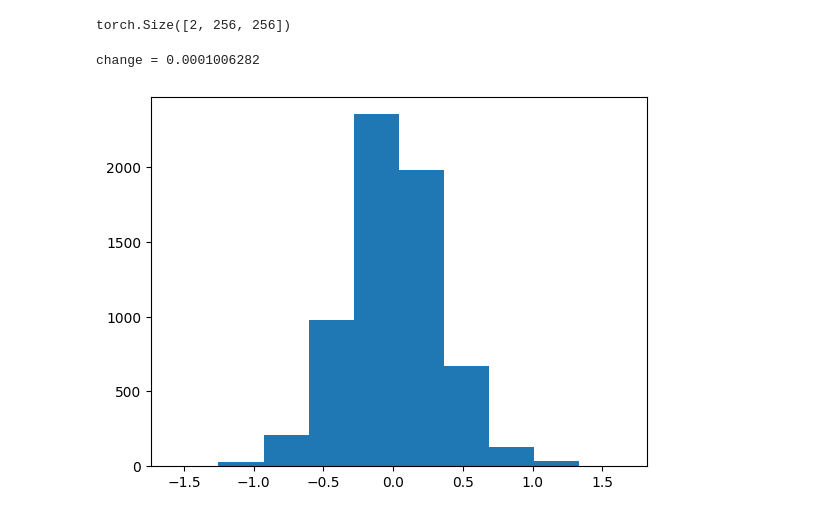
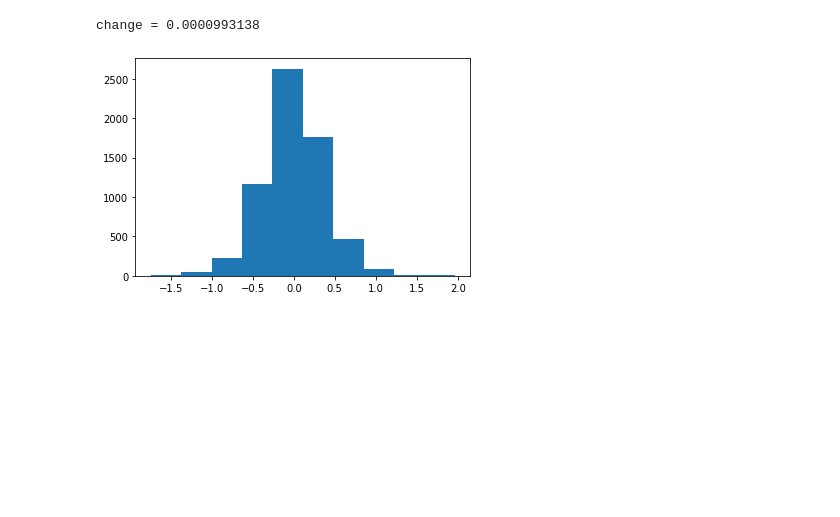
Before and after one commit to graps1/ELM-PDEs, a Jupyter notebook: ks2d/ks2d.ipynb, the cells around one changed output. Drawn from its saved outputs; the diff is of its cells as text; code cells hidden in the pictures; blank space fills up the shorter version.

```diff
--- a/ks2d/ks2d.ipynb
+++ b/ks2d/ks2d.ipynb
@@ -3,40 +3,26 @@ import matplotlib.pyplot as plt
 import sys; sys.path.append("..")
 import torch
 from model import Dataset, ELM2D
-# %%
-# N_batches = max(i for i,_  in enumerate(Dataset("ks2d.npy")))
-# D_filtered = [ d for i,d  in enumerate(Dataset("ks2d.npy")) if i % (N_batches//10) == 0]
-d = next(iter(Dataset("ks2d2.npy")))
-d = d[:2,...]
-print(d.shape)
-
-# fig, axs = plt.subplots(1,len(D_filtered),figsize=(20,15))
-# for i, d_test in enumerate(D_filtered): axs[i].matshow(d_test[0,...])
-# plt.show()
-# %% [output]
-torch.Size([2, 256, 256])
 # %%
+d = next(iter(Dataset("ks2d_short.npy")))
+
 extent = 2
 step = 4
 hidden = 400
 model = ELM2D((extent,extent),(step,step),hidden)
 
-# this trains only on last batch
 N0, N1 = d.shape[1:]
-# maxval, minval = max(d.max() for d in D_filtered), min(d.min() for d in D_filtered)
-maxval, minval = d.max(), d.min() # max(d.max() for d in D_filtered), min(d.min() for d in D_filtered)
+maxval, minval = d.max(), d.min()
 normalize = lambda x: (x-minval)/(maxval-minval)
 denormalize = lambda x: x*(maxval-minval)+minval
-# D = [normalize(d) for d in D_filtered[:1]] # [normalize(d_train)]
-# D = [normalize(d_train)] # [normalize(d_train)]
 D = [normalize(d)]
 # %%
-model.train(D, stopping_threshold=1e-4, noise=1e-5)
+model.train(D, stopping_threshold=1e-4, noise=0)
 plt.hist(model.lout.weight.data.flatten())
 plt.show()
 # %% [output]
-change = 0.0001006282
+change = 0.0000993138
-[figure, old version]
+[figure, new version]
 # %%
 X_test = normalize(d[-2,...])
 Y_test = normalize(d[-1,...])
```
Also changed, not shown: parts of 5 cells of this notebook, 27 other files.
